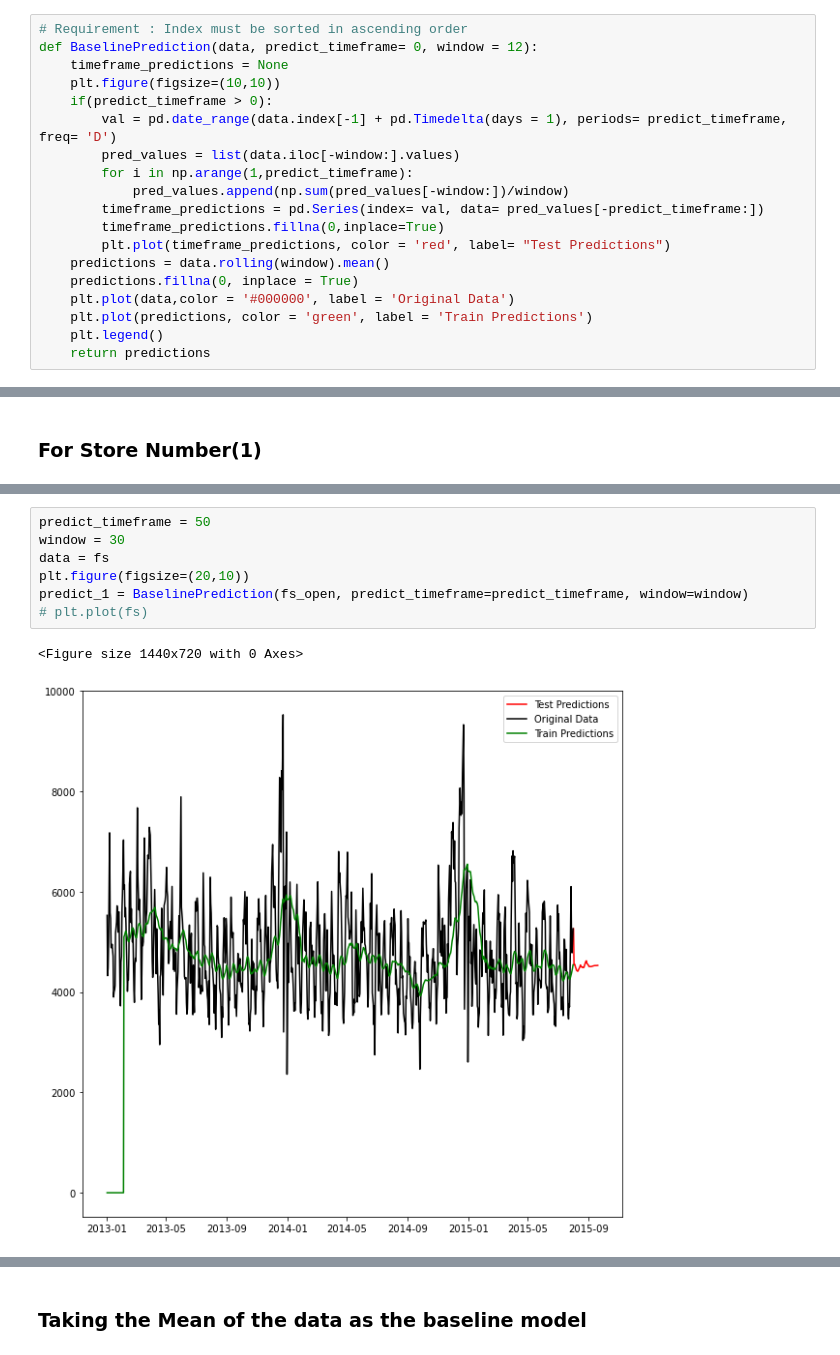
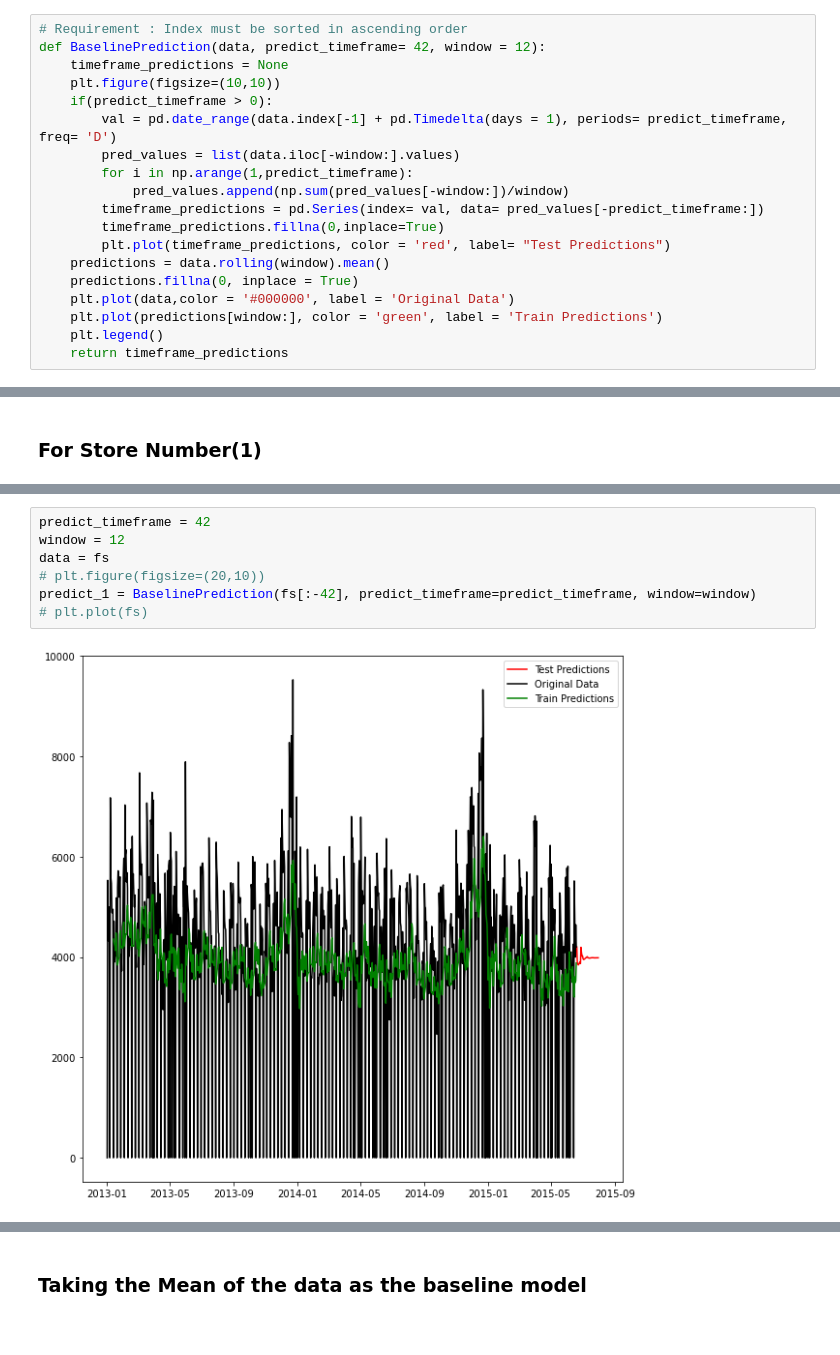
Before and after one commit to aashishpokharel/Time-Series-Sales-Prediction, a Jupyter notebook: naive_modelling.ipynb, the cells around one changed output, grey strips where cells are left out. Saved outputs shown, nothing was run; the diff lists cells and outputs as text.

Commit message:
[Modify] Modifies default predict size = 42

```diff
--- a/naive_modelling.ipynb
+++ b/naive_modelling.ipynb
@@ -40,6 +47,6 @@ sales.head()
 # %%
 # Requirement : Index must be sorted in ascending order
-def BaselinePrediction(data, predict_timeframe= 0, window = 12):
+def BaselinePrediction(data, predict_timeframe= 42, window = 12):
     timeframe_predictions = None
     plt.figure(figsize=(10,10))
     if(predict_timeframe > 0):
@@ -53,9 +60,9 @@ def BaselinePrediction(data, predict_timeframe= 0, window = 12):
     predictions = data.rolling(window).mean()
     predictions.fillna(0, inplace = True)
     plt.plot(data,color = '#000000', label = 'Original Data')
-    plt.plot(predictions, color = 'green', label = 'Train Predictions')
+    plt.plot(predictions[window:], color = 'green', label = 'Train Predictions')
     plt.legend()
-    return predictions
+    return timeframe_predictions
 # %%
 def eval_metrics(actual_val, predicted_val):
     """
@@ -102,10 +102,9 @@ fs_open.sort_index(ascending= True, inplace=True)
 # %%
-predict_timeframe = 50
-window = 30
+predict_timeframe = 42
+window = 12
 data = fs
-plt.figure(figsize=(20,10))
-predict_1 = BaselinePrediction(fs_open, predict_timeframe=predict_timeframe, window=window)
+# plt.figure(figsize=(20,10))
+predict_1 = BaselinePrediction(fs[:-42], predict_timeframe=predict_timeframe, window=window)
 # plt.plot(fs)
 # %% [output]
-<Figure size 1440x720 with 0 Axes>
-[figure, old version]
+[figure, new version]
```
Also changed, not shown: parts of 16 cells of this notebook.
